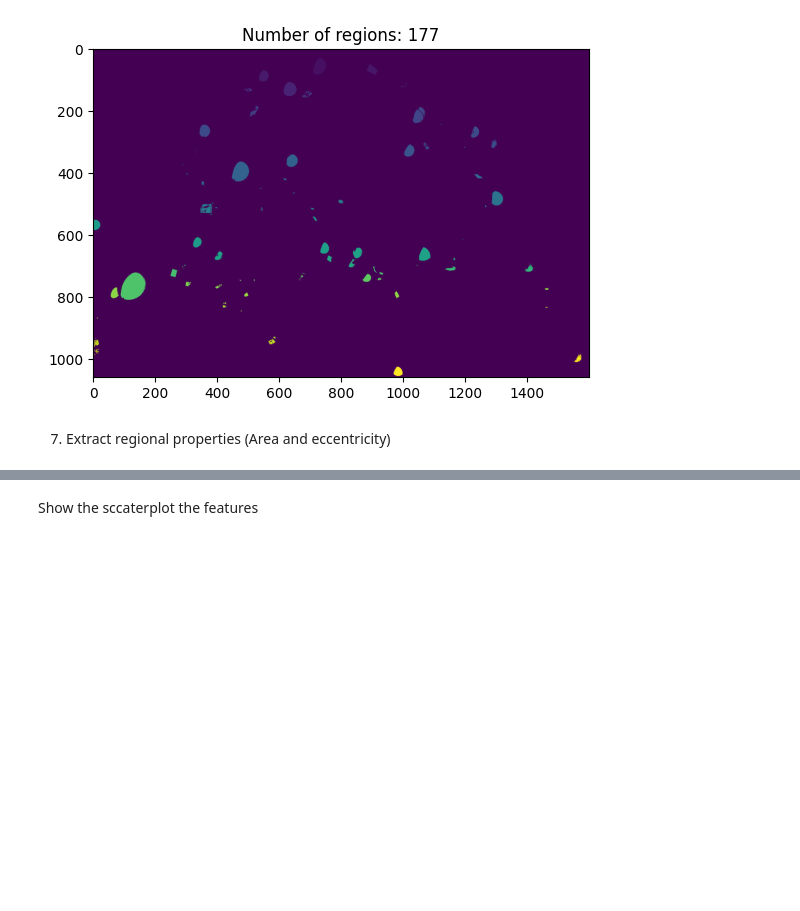
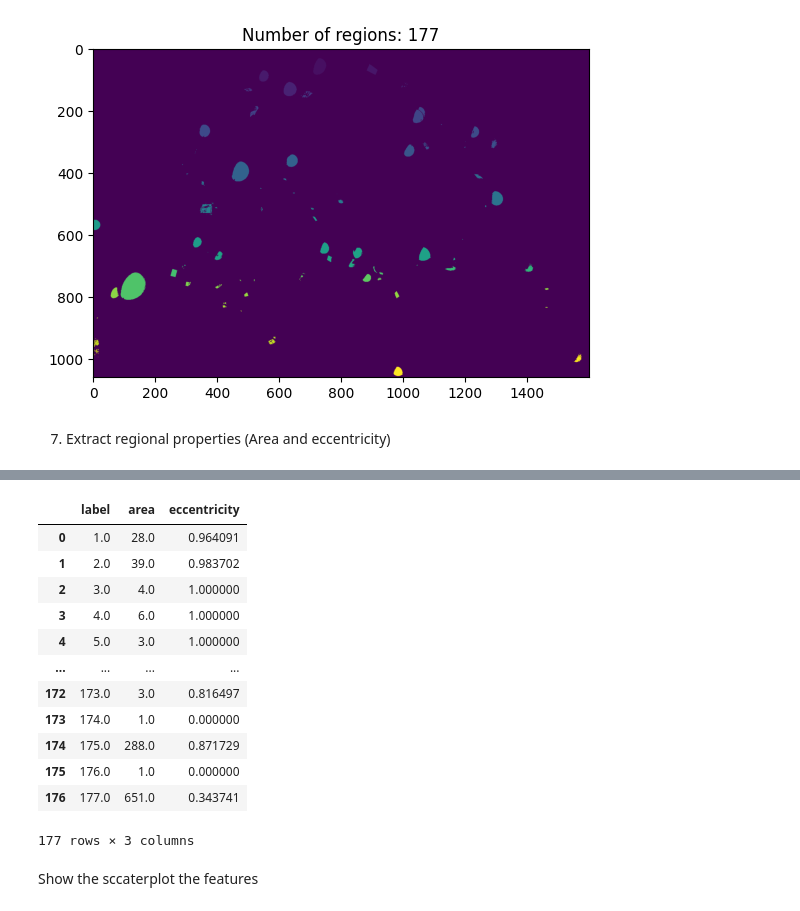
Before and after one commit to Mahsa-Goudarzi/ComputerVision, a Jupyter notebook: M3_Image Classification/Exercise3.ipynb, the cells around one changed output, grey strips where cells are left out. Drawn from its saved outputs; the diff is of its cells as text; code cells hidden in the pictures; blank space fills up the shorter version.

```diff
--- a/M3_Image Classification/Exercise3.ipynb
+++ b/M3_Image Classification/Exercise3.ipynb
@@ -108,3 +100,37 @@ Text(0.5, 1.0, 'Number of regions: 177')
+# %%
+from skimage.measure import regionprops
+import numpy as np
+import pandas as pd
+
+props = regionprops(label_image)
+
+iregion = 0
+props_texture = np.zeros((nregions,3))
+for p in props:
+    props_texture[iregion,0] = p.label
+    props_texture[iregion,1] = p.area
+    props_texture[iregion,2] = p.eccentricity
+
+    iregion = iregion + 1
+
+# Export to Excel file
+df = pd.DataFrame(props_texture, columns=['label', 'area', 'eccentricity'])
+df.to_excel("regional_properties.xlsx", index=False)
+df
+# %% [output]
+|  | label | area | eccentricity |
+| 0 | 1.0 | 28.0 | 0.964091 |
+| 1 | 2.0 | 39.0 | 0.983702 |
+| 2 | 3.0 | 4.0 | 1.000000 |
+| 3 | 4.0 | 6.0 | 1.000000 |
+| 4 | 5.0 | 3.0 | 1.000000 |
+| ... | ... | ... | ... |
+| 172 | 173.0 | 3.0 | 0.816497 |
+| 173 | 174.0 | 1.0 | 0.000000 |
+| 174 | 175.0 | 288.0 | 0.871729 |
+| 175 | 176.0 | 1.0 | 0.000000 |
+| 176 | 177.0 | 651.0 | 0.343741 |
+177 rows × 3 columns
 # %% [markdown]
 Show the sccaterplot the features
 # %%
```
Also changed, not shown: parts of 1 cell of this notebook.
